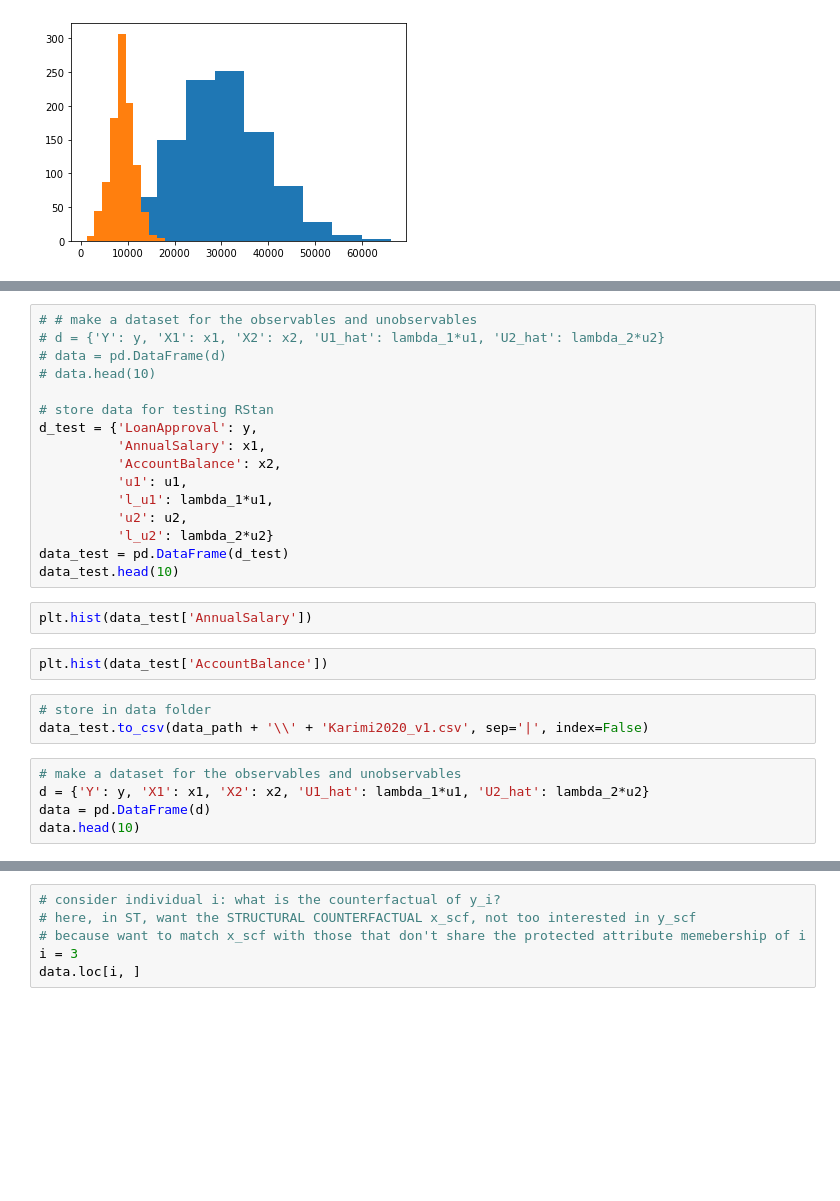
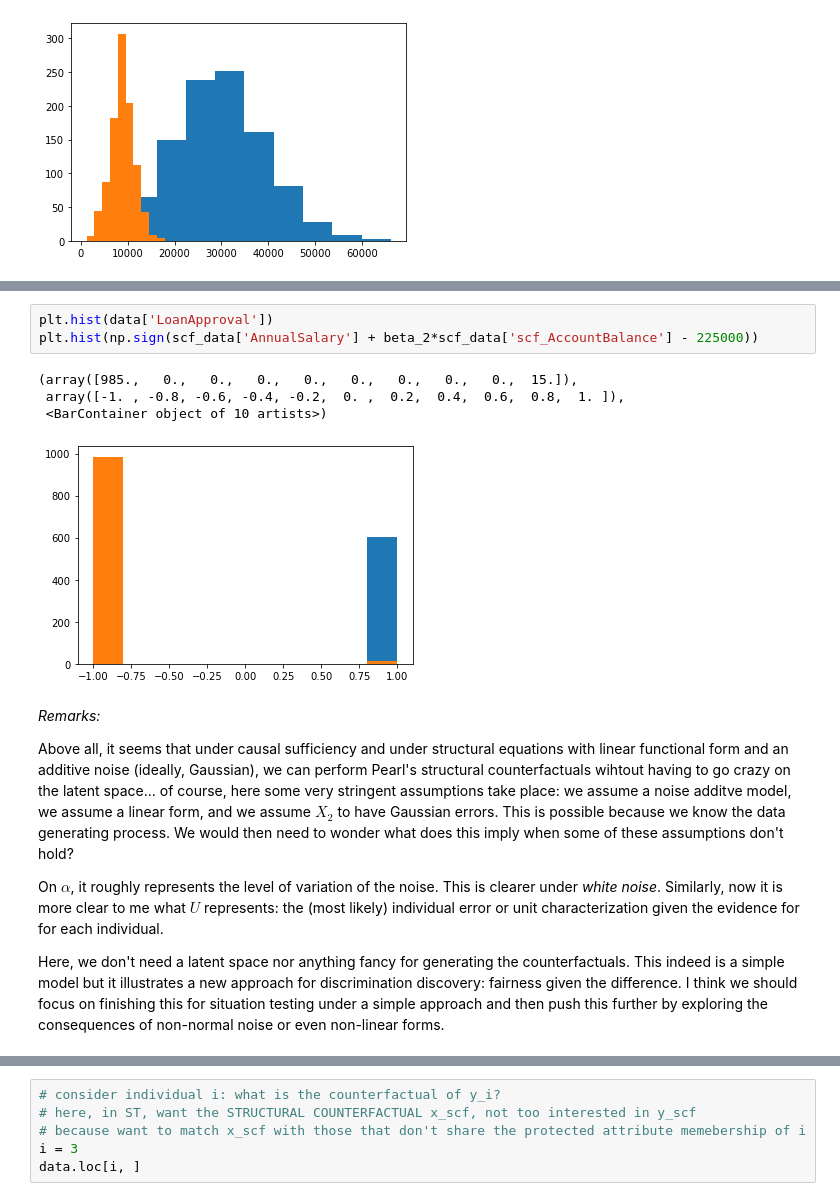
Before and after one commit to cc-jalvarez/counterfactual-situation-testing, a Jupyter notebook: synthetic_scf.ipynb, the cells around one changed output, grey strips where cells are left out. Cells and saved outputs as stored; diff of their text form; blank space fills up the shorter version.

```diff
--- a/synthetic_scf.ipynb
+++ b/synthetic_scf.ipynb
@@ -300,28 +270,16 @@ plt.hist(y)
-# %%
-# # make a dataset for the observables and unobservables
-# d = {'Y': y, 'X1': x1, 'X2': x2, 'U1_hat': lambda_1*u1, 'U2_hat': lambda_2*u2}
-# data = pd.DataFrame(d)
-# data.head(10)
-
-# store data for testing RStan
-d_test = {'LoanApproval': y,
-          'AnnualSalary': x1,
-          'AccountBalance': x2,
-          'u1': u1,
-          'l_u1': lambda_1*u1,
-          'u2': u2,
-          'l_u2': lambda_2*u2}
-data_test = pd.DataFrame(d_test)
-data_test.head(10)
-# %%
-plt.hist(data_test['AnnualSalary'])
-# %%
-plt.hist(data_test['AccountBalance'])
-# %%
-# store in data folder
-data_test.to_csv(data_path + '\\' + 'Karimi2020_v1.csv', sep='|', index=False)
-# %%
-# make a dataset for the observables and unobservables
-d = {'Y': y, 'X1': x1, 'X2': x2, 'U1_hat': lambda_1*u1, 'U2_hat': lambda_2*u2}
-data = pd.DataFrame(d)
-data.head(10)
+# %%
+plt.hist(data['LoanApproval'])
+plt.hist(np.sign(scf_data['AnnualSalary'] + beta_2*scf_data['scf_AccountBalance'] - 225000))
+# %% [output]
+(array([985.,   0.,   0.,   0.,   0.,   0.,   0.,   0.,   0.,  15.]),
+ array([-1. , -0.8, -0.6, -0.4, -0.2,  0. ,  0.2,  0.4,  0.6,  0.8,  1. ]),
+ <BarContainer object of 10 artists>)
+[figure, added]
+# %% [markdown]
+*Remarks:*
+
+Above all, it seems that under causal sufficiency and under structural equations with linear functional form and an additive noise (ideally, Gaussian), we can perform Pearl's structural counterfactuals wihtout having to go crazy on the latent space... of course, here some very stringent assumptions take place: we assume a noise additve model, we assume a linear form, and we assume $X_2$ to have Gaussian errors. This is possible because we know the data generating process. We would then need to wonder what does this imply when some of these assumptions don't hold?
+
+On $\alpha$, it roughly represents the level of variation of the noise. This is clearer under *white noise*. Similarly, now it is more clear to me what $U$ represents: the (most likely) individual error or unit characterization given the evidence for for each individual.
+
+Here, we don't need a latent space nor anything fancy for generating the counterfactuals. This indeed is a simple model but it illustrates a new approach for discrimination discovery: fairness given the difference. I think we should focus on finishing this for situation testing under a simple approach and then push this further by exploring the consequences of non-normal noise or even non-linear forms.
```
Also changed, not shown: parts of 7 cells of this notebook.
